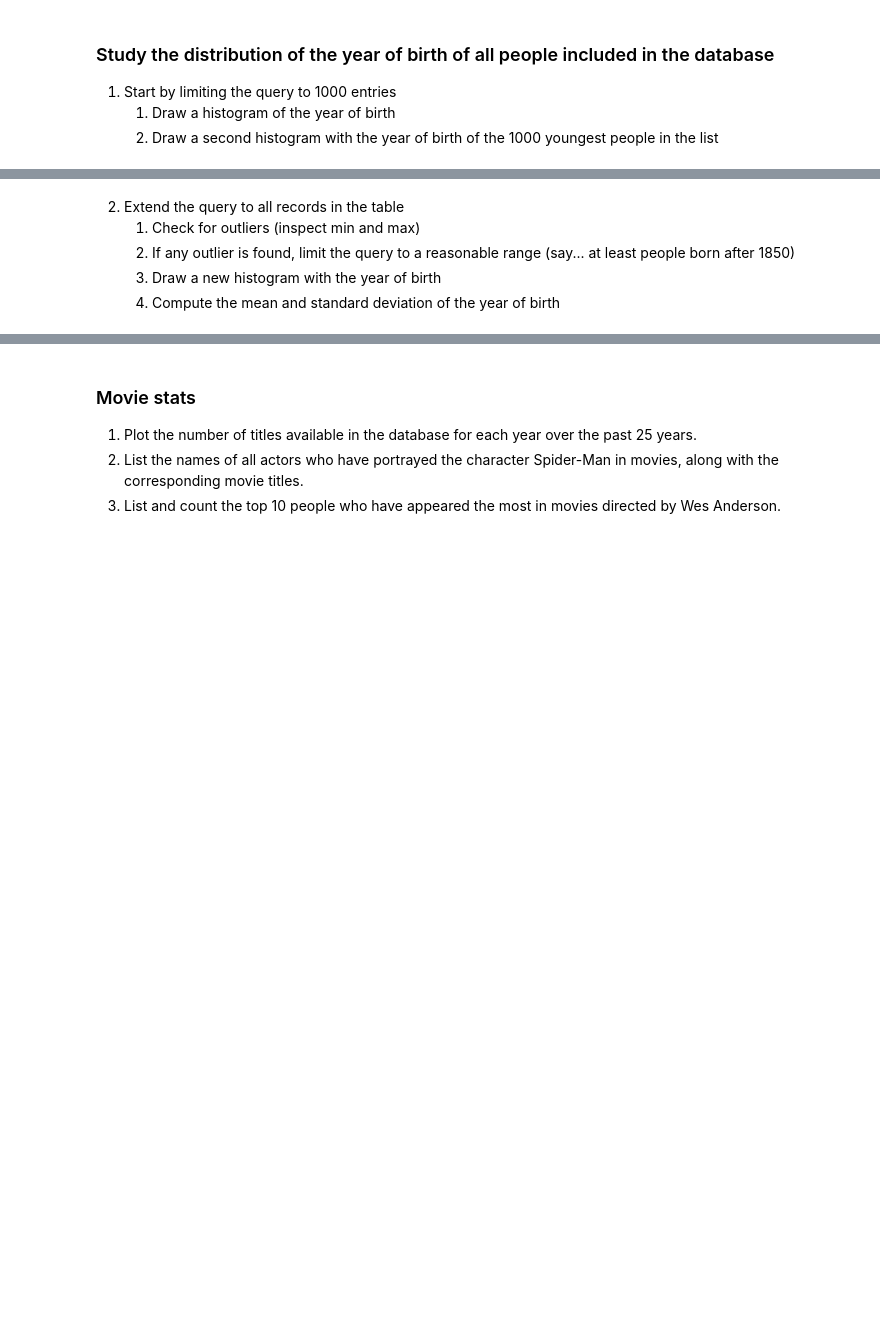
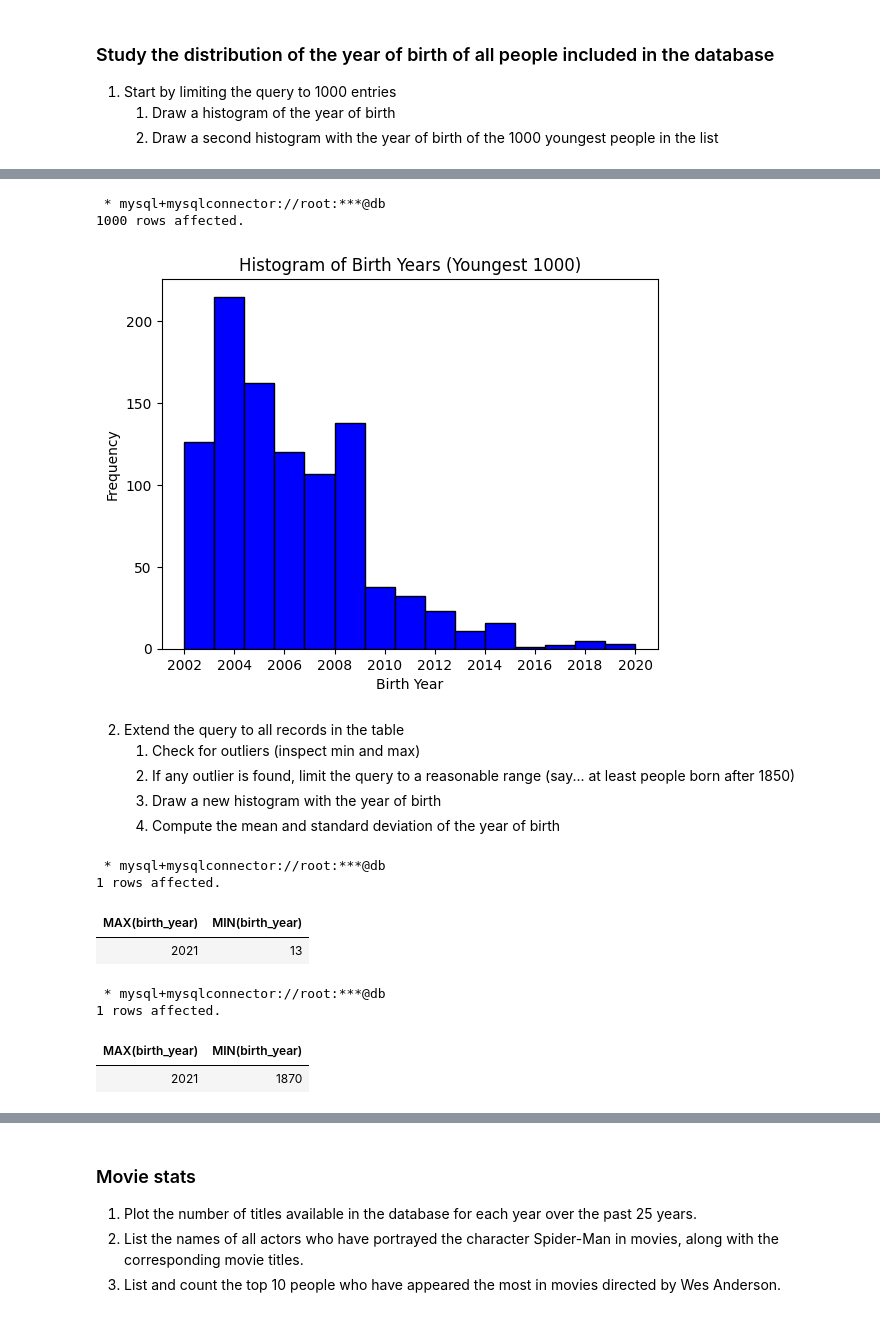
Before and after one commit to angelabortolato/MAPD-B, a Jupyter notebook: mysql/notebooks/MySQL.ipynb, the cells around one changed output, grey strips where cells are left out. Cells and saved outputs as stored; diff of their text form; code cells hidden in the pictures; blank space fills up the shorter version.

```diff
--- a/mysql/notebooks/MySQL.ipynb
+++ b/mysql/notebooks/MySQL.ipynb
@@ -2019,3 +1910,18 @@ SHOW TABLES;
+# %%
+byy = %sql SELECT birth_year FROM Names_ ORDER BY birth_year DESC LIMIT 1000;
+birth_years_young = [row.birth_year for row in byy]
+import numpy as np
+
+plt.hist(birth_years_young, bins=15, color='blue', edgecolor='black', range=(2002, 2020))
+plt.title('Histogram of Birth Years (Youngest 1000)')
+plt.xticks(np.arange(2002,2021, 2))
+plt.xlabel('Birth Year')
+plt.ylabel('Frequency')
+plt.show()
+# %% [output]
+ * mysql+mysqlconnector://root:***@db
+1000 rows affected.
+[figure, added]
 # %% [markdown]
 2. Extend the query to all records in the table
     1. Check for outliers (inspect min and max)
@@ -2023,8 +1929,25 @@ SHOW TABLES;
     3. Draw a new histogram with the year of birth
     4. Compute the mean and standard deviation of the year of birth
 # %%
+%%sql
 # 2.A
+SELECT MAX(birth_year), MIN(birth_year)
+FROM Names_
+# %% [output]
+ * mysql+mysqlconnector://root:***@db
+1 rows affected.
+| MAX(birth_year) | MIN(birth_year) |
+| 2021 | 13 |
 # %%
+%%sql
 # 2.B
+SELECT MAX(birth_year), MIN(birth_year)
+FROM Names_
+WHERE (birth_year > 1850)
+# %% [output]
+ * mysql+mysqlconnector://root:***@db
+1 rows affected.
+| MAX(birth_year) | MIN(birth_year) |
+| 2021 | 1870 |
 # %%
 # 2.C
```
Also changed, not shown: parts of 86 cells of this notebook, 9 other files.
